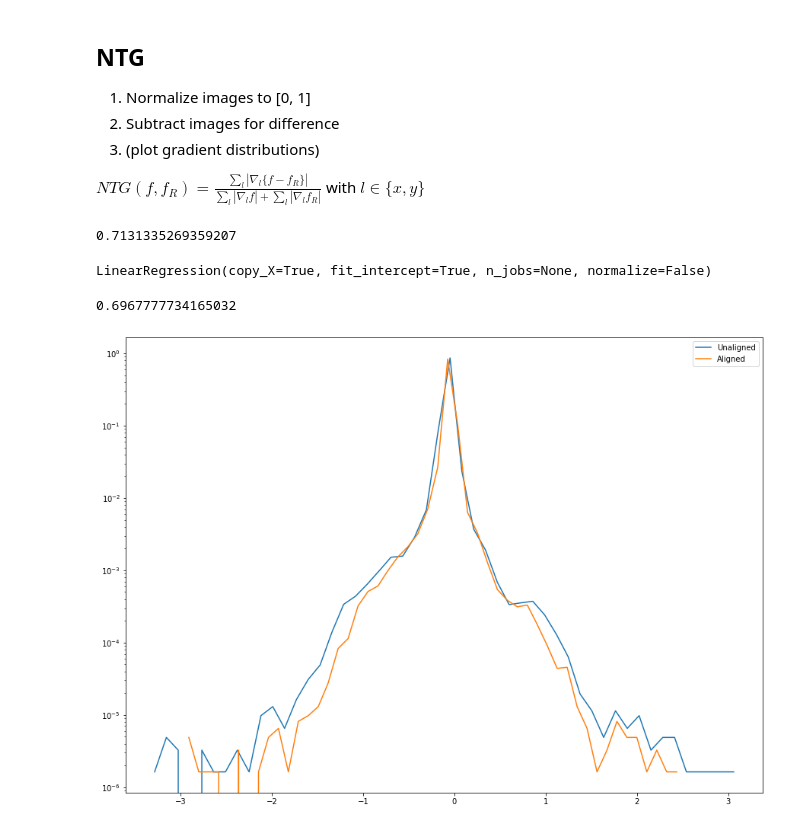
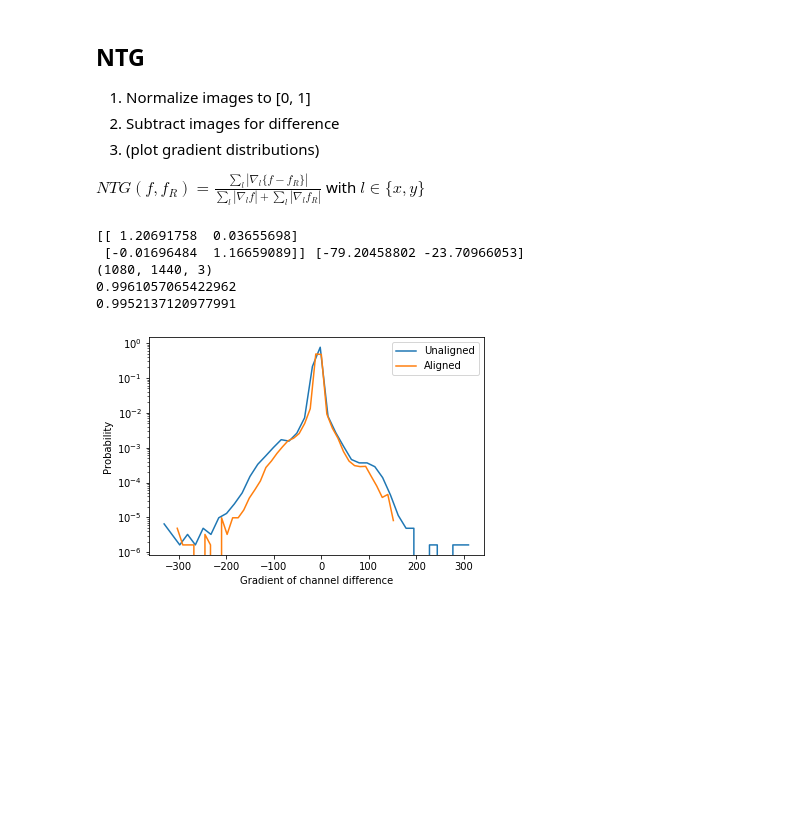
Before and after one commit to Lindronics/honours_project, a Jupyter notebook: notebooks/flir_one/normalized_total_gradient.ipynb, the cells around one changed output. Drawn from its saved outputs; the diff is of its cells as text; code cells hidden in the pictures; blank space fills up the shorter version.

```diff
--- a/notebooks/flir_one/normalized_total_gradient.ipynb
+++ b/notebooks/flir_one/normalized_total_gradient.ipynb
@@ -13,6 +14,8 @@ from sklearn.linear_model import LinearRegression
 
 plt.rcParams['figure.figsize'] = [15, 11]
 # %%
+global_scaling = 1
+
 def load_images(path, name):
     """
         Loads original, thermal and visible image from dataset
@@ -30,10 +33,15 @@ def load_prepare(path, name):
 
     # Compress into single channel
     thr = np.mean(thr, 2)
-    vis = np.mean(vis, 2)
+#     vis = np.mean(vis, 2)
+    print(vis.shape)
+
+    vis = skimage.color.rgb2lab(vis)[..., 0]
 
     # Align shapes
-    vis = cv2.resize(vis, (thr.shape[1], thr.shape[0]))
+#     vis = cv2.resize(vis, (240, 320))
+    vis = cv2.resize(vis, (thr.shape[1]//global_scaling, thr.shape[0]//global_scaling))
+    thr = cv2.resize(thr, (thr.shape[1]//global_scaling, thr.shape[0]//global_scaling))
     return orig, thr, vis
 
 def superimpose(a, b):
@@ -112,5 +91,5 @@ orig, fir, rgb = load_prepare(root_path, list(metadata["photos"].keys())[1])
 # %%
-def plot_gradients(imgs, names):
+def plot_gradients(imgs, names, bins=50):
 
     distributions = []
     x_scales = []
@@ -125,13 +104,15 @@ def plot_gradients(imgs, names):
         y_gradient = ndimage.convolve(img, ky)
         total_samples = img.shape[0] * img.shape[1] * 2
 
-        combined_gradient, x_scale = np.histogram(np.array([x_gradient, y_gradient]).flatten(), bins=50)
+        combined_gradient, x_scale = np.histogram(np.array([x_gradient, y_gradient]).flatten(), bins=bins)
         combined_gradient = combined_gradient / total_samples
         distributions.append(combined_gradient)
         x_scales.append(x_scale[:-1])
 
     fig, ax = plt.subplots(1)
     ax.set_yscale('log')
+    ax.set_xlabel("Gradient of channel difference")
+    ax.set_ylabel("Probability")
     for distribution, x_scale, name in zip(distributions, x_scales, names):
         ax.plot(x_scale, distribution, label=name)
     ax.legend()
@@ -147,23 +128,42 @@ def total_gradient(f, norm=1):
 
 def ntg(f, f_ref):
     return total_gradient(f - f_ref) / (total_gradient(f) + total_gradient(f_ref))
-
-ntg(rgb, fir)
-# %% [output]
-0.7131335269359207
 # %%
+root_path = "../../data/calibration"
+with open(os.path.join(root_path, "metadata.json")) as f:
+    metadata = json.load(f)
+
+scaling_factor = metadata["shape"]["vis"][0] / metadata["shape"]["thr"][0]
+
 X, y = [], []
 for name, image in metadata["photos"].items():
     try:
         X.append(metadata["photos"][name]["points"]["vis"])
         y.append(metadata["photos"][name]["points"]["thr"])
     except:
         pass
 
 X = np.vstack(X) // scaling_factor
 y = np.vstack(y)
 
 model = LinearRegression()
 model.fit(X, y)
+
+print(model.coef_, model.intercept_)
+
+orig, fir, rgb = load_prepare(root_path, list(metadata["photos"].keys())[1])
+
+transformation = np.hstack([model.coef_, model.intercept_[:, None]])
+rgb_trans = cv2.warpAffine(rgb, transformation, (fir.shape[1], fir.shape[0]))
+
+print(ntg(rgb, fir))
+print(ntg(rgb_trans, fir))
+
+plot_gradients([rgb-fir, rgb_trans-fir], ["Unaligned", "Aligned"], bins=40)
 # %% [output]
-LinearRegression(copy_X=True, fit_intercept=True, n_jobs=None, normalize=False)
+[[ 1.20691758  0.03655698]
+ [-0.01696484  1.16659089]] [-79.20458802 -23.70966053]
+(1080, 1440, 3)
+0.9961057065422962
+0.9952137120977991
+[figure, added]
@@ -173,8 +169,0 @@ rgb_trans = cv2.warpAffine(rgb, transformation, (fir.shape[1], fir.shape[0]))
-# %%
-ntg(rgb_trans, fir)
-# %% [output]
-0.6967777734165032
-# %%
-plot_gradients([rgb-fir, rgb_trans-fir], ["Unaligned", "Aligned"])
-# %% [output]
-[figure, removed]
```
Also changed, not shown: parts of 15 cells of this notebook, 1 other file.
